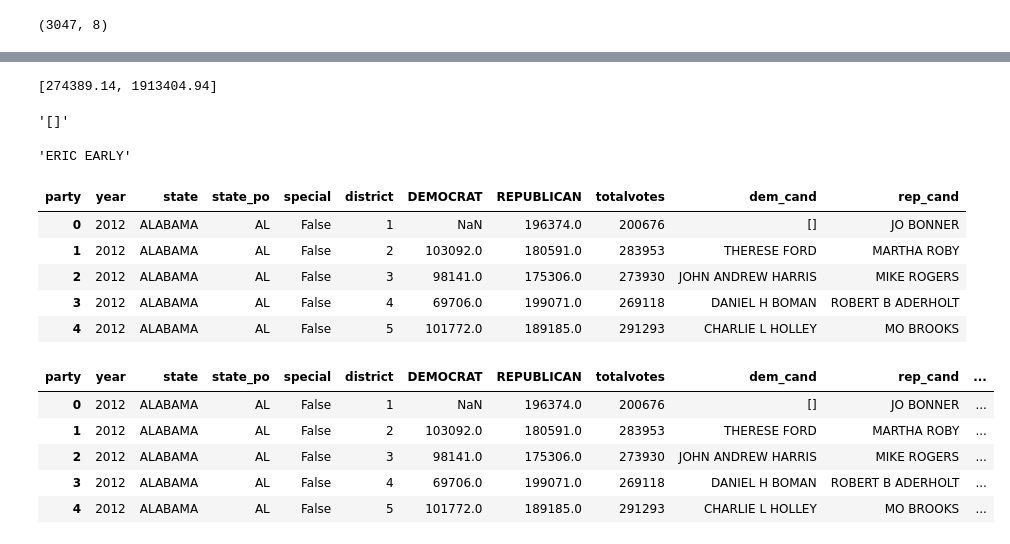
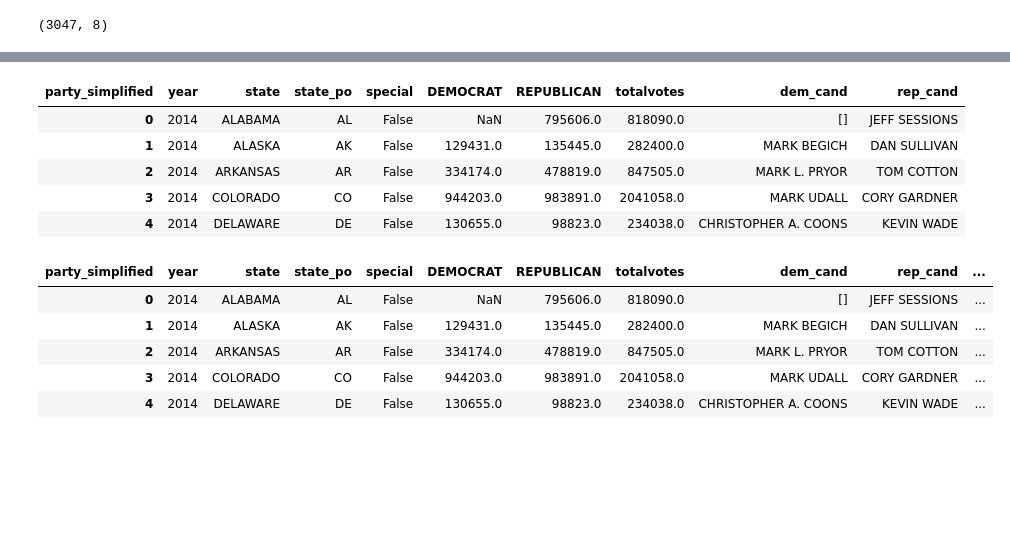
Before and after one commit to Hackquantumcpp/snoutcounter-midterms-2026-model, a Jupyter notebook: 01SEN-past-results-senate-wrangling.ipynb, the cells around one changed output, grey strips where cells are left out. Cells and saved outputs as stored; diff of their text form; code cells hidden in the pictures; blank space fills up the shorter version.

```diff
--- a/01SEN-past-results-senate-wrangling.ipynb
+++ b/01SEN-past-results-senate-wrangling.ipynb
@@ -487,6 +486,6 @@ Name: count, dtype: int64
 # %%
 # aggfunc is sum to account for races where two or more candidates from the same party are running in the general,
 # we sum the votes of these candidates together as part of calculating two-party vote share
-data = pd.pivot_table(data=res, values='candidatevotes', columns=['party'], index=['year', 'state', 'state_po', 'special', 'district'], aggfunc='sum').reset_index()
+data = pd.pivot_table(data=res, values='candidatevotes', columns=['party_simplified'], index=['year', 'state', 'state_po', 'special'], aggfunc='sum').reset_index()
 data.head()
 # %% [output]
@@ -559,7 +554,6 @@ def get_totvotes(year, state, special, district):
     ]
     return df['totalvotes'].values[0]
 # %%
-data['totalvotes'] = data[['year', 'state', 'special', 'district']].apply(lambda x: get_totvotes(x['year'], x['state'], x['special'],
-                                                                                              x['district']), axis=1)
+data['totalvotes'] = data[['year', 'state', 'special']].apply(lambda x: get_totvotes(x['year'], x['state'], x['special']), axis=1)
 data.head()
 # %% [output]
@@ -588,57 +570,41 @@ get_incumbency_status(2024, 'CALIFORNIA', False, 12, 'DEMOCRAT') # two people sa
-# %%
-get_ttl_receipts(2024, 'CALIFORNIA', False, 12, 'DEMOCRAT') # two people same party
-# %% [output]
-[274389.14, 1913404.94]
-# %%
-get_cands(2024, 'Massachusetts'.upper(), False, 4, 'REPUBLICAN') # running unopposed
-# %% [output]
-'[]'
-# %%
-get_cands(2020, 'California'.upper(), False, 28, 'REPUBLICAN')
-# %% [output]
-'ERIC EARLY'
 # %%
-def get_dem_cand(year, state, special, district):
-    return get_cands(year, state, special, district, 'DEMOCRAT')
+def get_dem_cand(year, state, special):
+    return get_cands(year, state, special, 'DEMOCRAT')
 
-def get_rep_cand(year, state, special, district):
-    return get_cands(year, state, special, district, 'REPUBLICAN')
+def get_rep_cand(year, state, special):
+    return get_cands(year, state, special, 'REPUBLICAN')
 
-def get_dem_ici(year, state, special, district):
-    return get_incumbency_status(year, state, special, district, 'DEMOCRAT')
+def get_dem_ici(year, state, special):
+    return get_incumbency_status(year, state, special, 'DEMOCRAT')
 
-def get_rep_ici(year, state, special, district):
-    return get_incumbency_status(year, state, special, district, 'REPUBLICAN')
+def get_rep_ici(year, state, special):
+    return get_incumbency_status(year, state, special, 'REPUBLICAN')
 
-def get_dem_receipts(year, state, special, district):
-    return get_ttl_receipts(year, state, special, district, 'DEMOCRAT')
+def get_dem_receipts(year, state, special):
+    return get_ttl_receipts(year, state, special, 'DEMOCRAT')
 
-def get_rep_receipts(year, state, special, district):
-    return get_ttl_receipts(year, state, special, district, 'REPUBLICAN')
+def get_rep_receipts(year, state, special):
+    return get_ttl_receipts(year, state, special, 'REPUBLICAN')
 # %%
-data['dem_cand'] = data[['year', 'state', 'special', 'district']].apply(lambda x: get_dem_cand(x['year'], x['state'], x['special'],
-                                                                                              x['district']), axis=1)
-data['rep_cand'] = data[['year', 'state', 'special', 'district']].apply(lambda x: get_rep_cand(x['year'], x['state'], x['special'],
-                                                                                              x['district']), axis=1)
+data['dem_cand'] = data[['year', 'state', 'special']].apply(lambda x: get_dem_cand(x['year'], x['state'], x['special']), axis=1)
+data['rep_cand'] = data[['year', 'state', 'special']].apply(lambda x: get_rep_cand(x['year'], x['state'], x['special']), axis=1)
 data.head()
 # %% [output]
-| party | year | state | state_po | special | district | DEMOCRAT | REPUBLICAN | totalvotes | dem_cand | rep_cand |
-| 0 | 2012 | ALABAMA | AL | False | 1 | NaN | 196374.0 | 200676 | [] | JO BONNER |
-| 1 | 2012 | ALABAMA | AL | False | 2 | 103092.0 | 180591.0 | 283953 | THERESE FORD | MARTHA ROBY |
-| 2 | 2012 | ALABAMA | AL | False | 3 | 98141.0 | 175306.0 | 273930 | JOHN ANDREW HARRIS | MIKE ROGERS |
-| 3 | 2012 | ALABAMA | AL | False | 4 | 69706.0 | 199071.0 | 269118 | DANIEL H BOMAN | ROBERT B ADERHOLT |
-| 4 | 2012 | ALABAMA | AL | False | 5 | 101772.0 | 189185.0 | 291293 | CHARLIE L HOLLEY | MO BROOKS |
+| party_simplified | year | state | state_po | special | DEMOCRAT | REPUBLICAN | totalvotes | dem_cand | rep_cand |
+| 0 | 2014 | ALABAMA | AL | False | NaN | 795606.0 | 818090.0 | [] | JEFF SESSIONS |
+| 1 | 2014 | ALASKA | AK | False | 129431.0 | 135445.0 | 282400.0 | MARK BEGICH | DAN SULLIVAN |
+| 2 | 2014 | ARKANSAS | AR | False | 334174.0 | 478819.0 | 847505.0 | MARK L. PRYOR | TOM COTTON |
+| 3 | 2014 | COLORADO | CO | False | 944203.0 | 983891.0 | 2041058.0 | MARK UDALL | CORY GARDNER |
+| 4 | 2014 | DELAWARE | DE | False | 130655.0 | 98823.0 | 234038.0 | CHRISTOPHER A. COONS | KEVIN WADE |
 # %%
-data['dem_inc'] = data[['year', 'state', 'special', 'district']].apply(lambda x: get_dem_ici(x['year'], x['state'], x['special'],
-                                                                                              x['district']), axis=1)
-data['rep_inc'] = data[['year', 'state', 'special', 'district']].apply(lambda x: get_rep_ici(x['year'], x['state'], x['special'],
-                                                                                              x['district']), axis=1)
+data['dem_inc'] = data[['year', 'state', 'special']].apply(lambda x: get_dem_ici(x['year'], x['state'], x['special']), axis=1)
+data['rep_inc'] = data[['year', 'state', 'special']].apply(lambda x: get_rep_ici(x['year'], x['state'], x['special']), axis=1)
 data.head()
 # %% [output]
-| party | year | state | state_po | special | district | DEMOCRAT | REPUBLICAN | totalvotes | dem_cand | rep_cand | ... |
-| 0 | 2012 | ALABAMA | AL | False | 1 | NaN | 196374.0 | 200676 | [] | JO BONNER | ... |
-| 1 | 2012 | ALABAMA | AL | False | 2 | 103092.0 | 180591.0 | 283953 | THERESE FORD | MARTHA ROBY | ... |
-| 2 | 2012 | ALABAMA | AL | False | 3 | 98141.0 | 175306.0 | 273930 | JOHN ANDREW HARRIS | MIKE ROGERS | ... |
-| 3 | 2012 | ALABAMA | AL | False | 4 | 69706.0 | 199071.0 | 269118 | DANIEL H BOMAN | ROBERT B ADERHOLT | ... |
-| 4 | 2012 | ALABAMA | AL | False | 5 | 101772.0 | 189185.0 | 291293 | CHARLIE L HOLLEY | MO BROOKS | ... |
+| party_simplified | year | state | state_po | special | DEMOCRAT | REPUBLICAN | totalvotes | dem_cand | rep_cand | ... |
+| 0 | 2014 | ALABAMA | AL | False | NaN | 795606.0 | 818090.0 | [] | JEFF SESSIONS | ... |
+| 1 | 2014 | ALASKA | AK | False | 129431.0 | 135445.0 | 282400.0 | MARK BEGICH | DAN SULLIVAN | ... |
+| 2 | 2014 | ARKANSAS | AR | False | 334174.0 | 478819.0 | 847505.0 | MARK L. PRYOR | TOM COTTON | ... |
+| 3 | 2014 | COLORADO | CO | False | 944203.0 | 983891.0 | 2041058.0 | MARK UDALL | CORY GARDNER | ... |
+| 4 | 2014 | DELAWARE | DE | False | 130655.0 | 98823.0 | 234038.0 | CHRISTOPHER A. COONS | KEVIN WADE | ... |
 # %%
```
Also changed, not shown: parts of 35 cells of this notebook, 1 other file.
